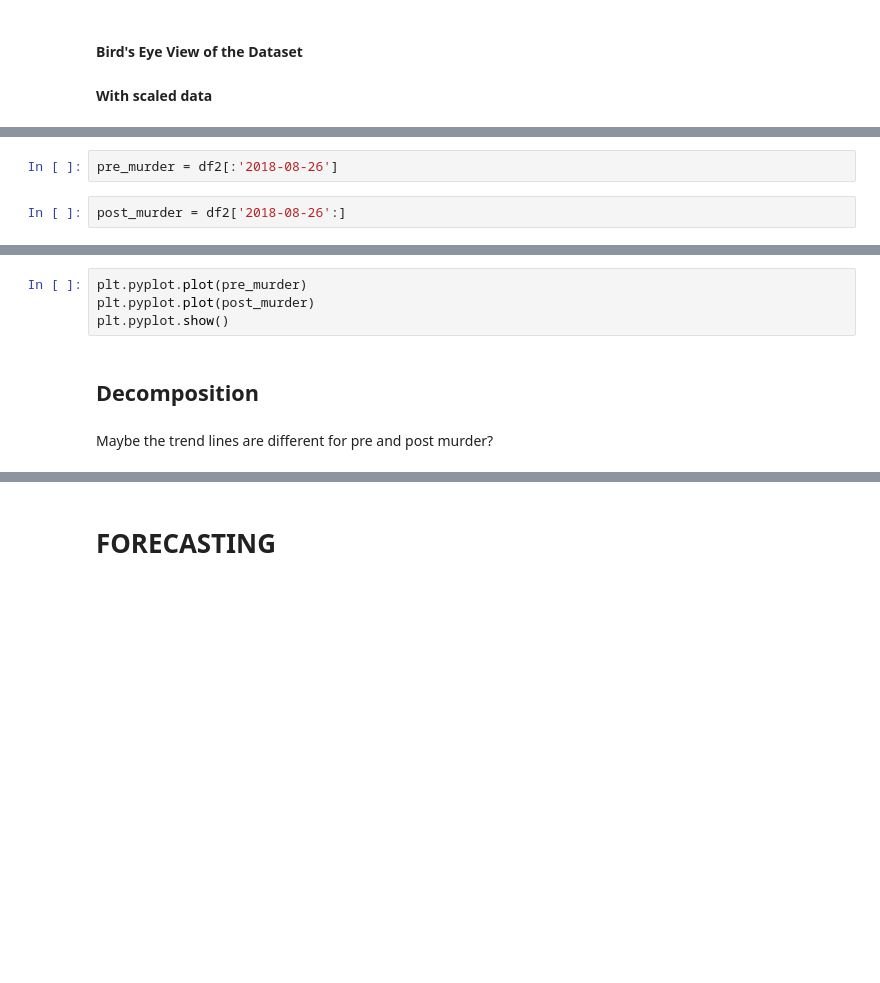
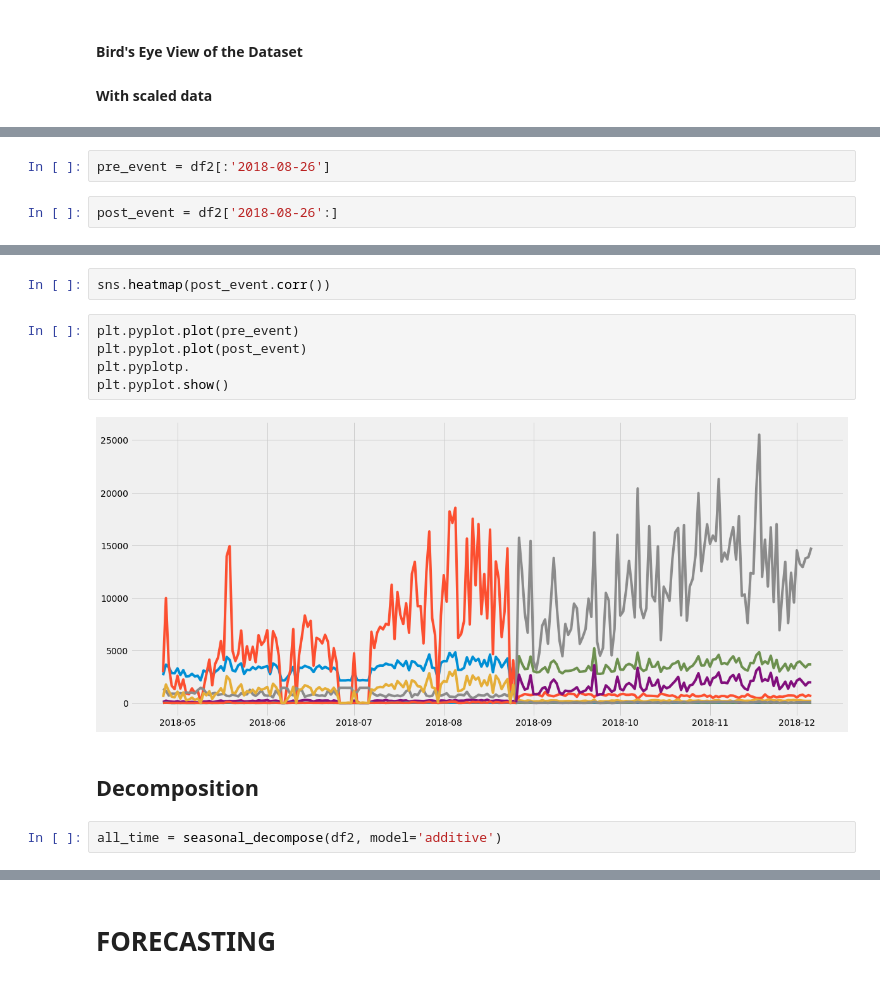
Before and after one commit to CrapWork/time-series, a Jupyter notebook: bare-bones.ipynb, the cells around one changed output, grey strips where cells are left out. Drawn from its saved outputs; the diff is of its cells as text; blank space fills up the shorter version.

```diff
--- a/bare-bones.ipynb
+++ b/bare-bones.ipynb
@@ -67,4 +84,4 @@ murder_range.plot()
 # %%
-pre_murder = df2[:'2018-08-26']
+pre_event = df2[:'2018-08-26']
 # %%
-post_murder = df2['2018-08-26':]
+post_event = df2['2018-08-26':]
@@ -75,8 +118,13 @@ post_murder.describe()
+# %%
+sns.heatmap(post_event.corr())
 # %%
-plt.pyplot.plot(pre_murder)
-plt.pyplot.plot(post_murder)
+plt.pyplot.plot(pre_event)
+plt.pyplot.plot(post_event)
+plt.pyplotp.
 plt.pyplot.show()
+# %% [output]
+[figure, added]
 # %% [markdown]
 ## Decomposition
-# %% [markdown]
-Maybe the trend lines are different for pre and post murder?
+# %%
+all_time = seasonal_decompose(df2, model='additive')
```
Also changed, not shown: parts of 26 cells of this notebook, 1 other file.
